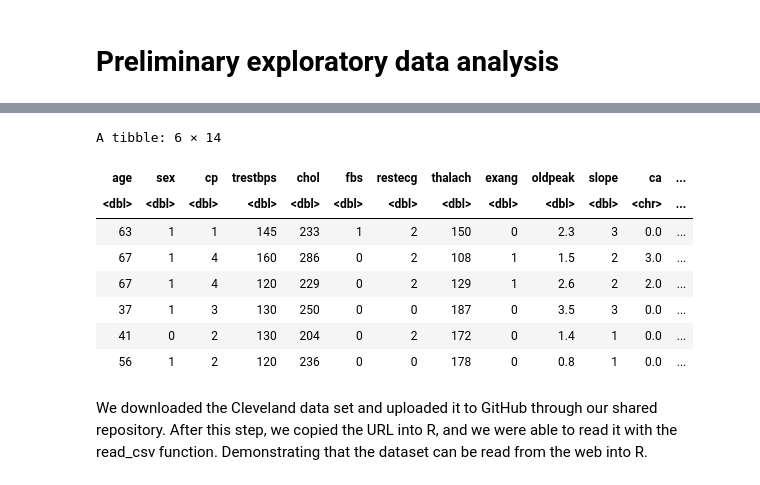
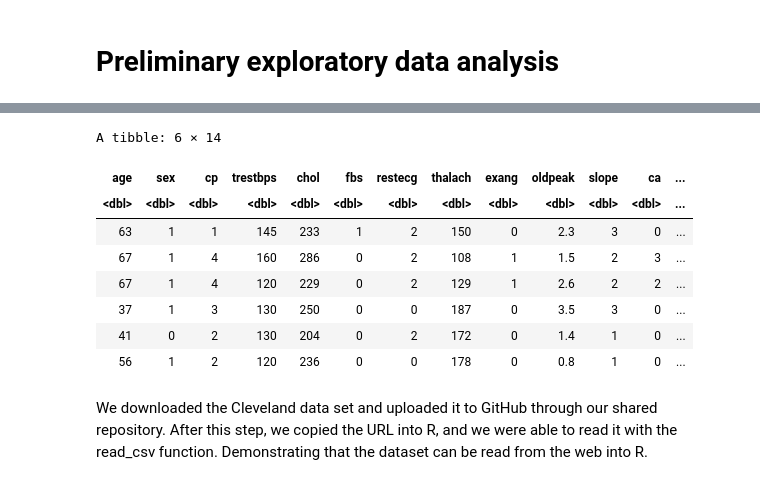
Before and after one commit to mikayladitosto/dsci-100-2023s1-group-14, a Jupyter notebook: Project.ipynb, the cells around one changed output, grey strips where cells are left out. Saved outputs shown, nothing was run; the diff lists cells and outputs as text; code cells hidden in the pictures.

```diff
--- a/Project.ipynb
+++ b/Project.ipynb
@@ -37,5 +37,5 @@ library(tidymodels)
 # %%
-# data was downloaded
+# dataset was read into R
 set.seed(2023)
 cleveland_data <- read_csv("https://raw.githubusercontent.com/mikayladitosto/dsci-100-2023s1-group-14/main/processed.cleveland.data", col_names = FALSE)
 colnames(cleveland_data) <- c("age",
@@ -52,8 +52,30 @@ colnames(cleveland_data) <- c("age",
                               "ca",
                               "thal",
                               "num")
+
+# changed data types of columns to be able to perform classification and EDA
 cleveland_data <- cleveland_data |>
-    mutate(num = as_factor(num))
+    mutate(num = as_factor(num),
+           ca = as.numeric(ca),
+           thal = as.numeric(thal))
+
+# removed N/A ("?") values from the dataset
+cleveland_data <- cleveland_data |>
+    filter(age != "?",
+           sex != "?",
+           cp != "?",
+           trestbps != "?",
+           chol != "?",
+           fbs != "?",
+           restecg != "?",
+           thalach != "?",
+           exang != "?",
+           oldpeak != "?",
+           slope != "?",
+           ca != "?",
+           thal != "?"
+          )
+
 head(cleveland_data)
 # %% [output]
 Rows: 303 Columns: 14
@@ -67,12 +93,12 @@ dbl (12): X1, X2, X3, X4, X5, X6, X7, X8, X9, X10, X11, X14
 A tibble: 6 × 14
 | age | sex | cp | trestbps | chol | fbs | restecg | thalach | exang | oldpeak | slope | ca | ... |
-| <dbl> | <dbl> | <dbl> | <dbl> | <dbl> | <dbl> | <dbl> | <dbl> | <dbl> | <dbl> | <dbl> | <chr> | ... |
-| 63 | 1 | 1 | 145 | 233 | 1 | 2 | 150 | 0 | 2.3 | 3 | 0.0 | ... |
-| 67 | 1 | 4 | 160 | 286 | 0 | 2 | 108 | 1 | 1.5 | 2 | 3.0 | ... |
-| 67 | 1 | 4 | 120 | 229 | 0 | 2 | 129 | 1 | 2.6 | 2 | 2.0 | ... |
-| 37 | 1 | 3 | 130 | 250 | 0 | 0 | 187 | 0 | 3.5 | 3 | 0.0 | ... |
-| 41 | 0 | 2 | 130 | 204 | 0 | 2 | 172 | 0 | 1.4 | 1 | 0.0 | ... |
-| 56 | 1 | 2 | 120 | 236 | 0 | 0 | 178 | 0 | 0.8 | 1 | 0.0 | ... |
+| <dbl> | <dbl> | <dbl> | <dbl> | <dbl> | <dbl> | <dbl> | <dbl> | <dbl> | <dbl> | <dbl> | <dbl> | ... |
+| 63 | 1 | 1 | 145 | 233 | 1 | 2 | 150 | 0 | 2.3 | 3 | 0 | ... |
+| 67 | 1 | 4 | 160 | 286 | 0 | 2 | 108 | 1 | 1.5 | 2 | 3 | ... |
+| 67 | 1 | 4 | 120 | 229 | 0 | 2 | 129 | 1 | 2.6 | 2 | 2 | ... |
+| 37 | 1 | 3 | 130 | 250 | 0 | 0 | 187 | 0 | 3.5 | 3 | 0 | ... |
+| 41 | 0 | 2 | 130 | 204 | 0 | 2 | 172 | 0 | 1.4 | 1 | 0 | ... |
+| 56 | 1 | 2 | 120 | 236 | 0 | 0 | 178 | 0 | 0.8 | 1 | 0 | ... |
 # %% [markdown]
 We downloaded the Cleveland data set and uploaded it to GitHub through our shared repository. After this step, we copied the URL into R, and we were able to read it with the read_csv function. Demonstrating that the dataset can be read from the web into R.
 # %%
```
Also changed, not shown: parts of 4 cells of this notebook.
